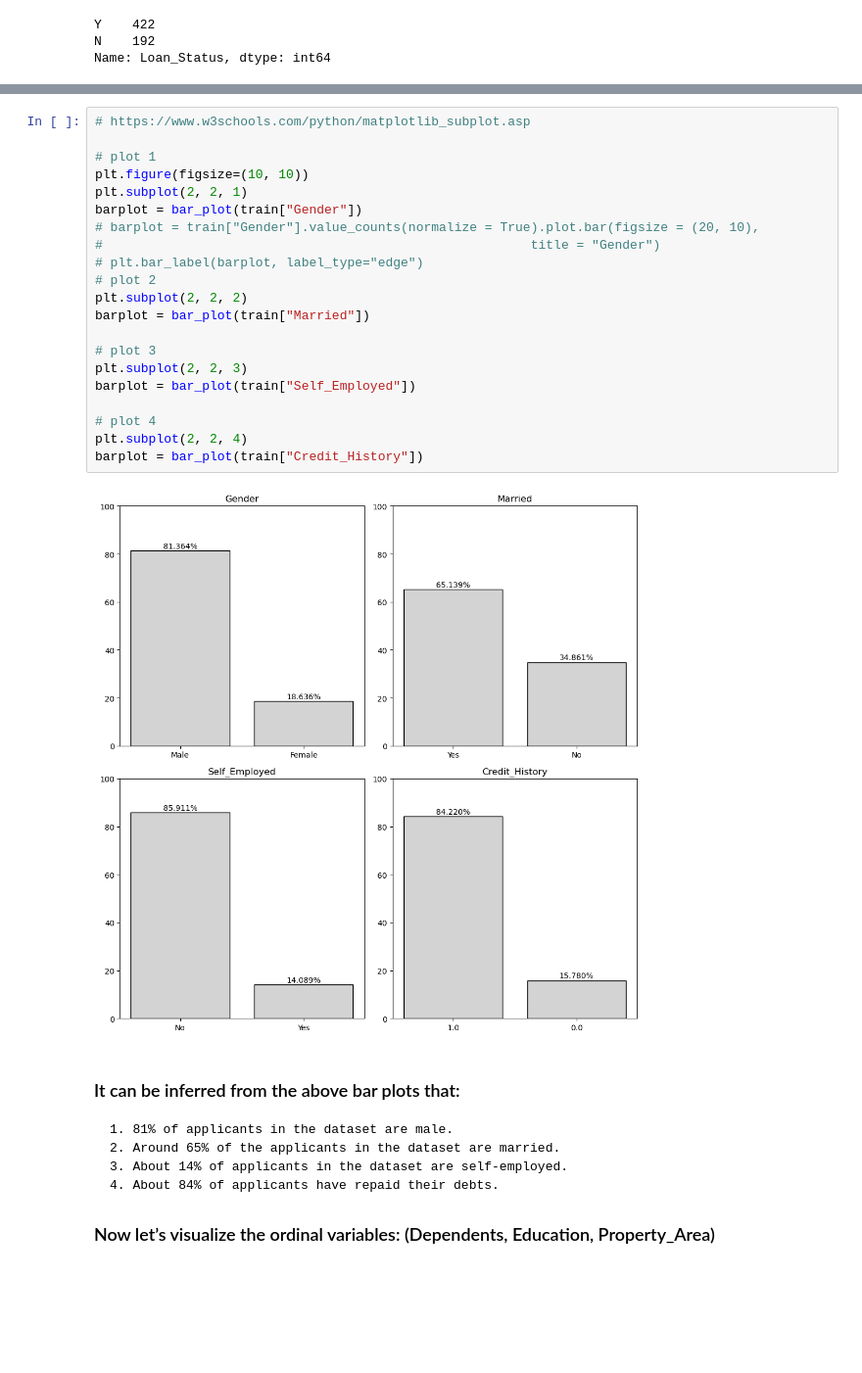
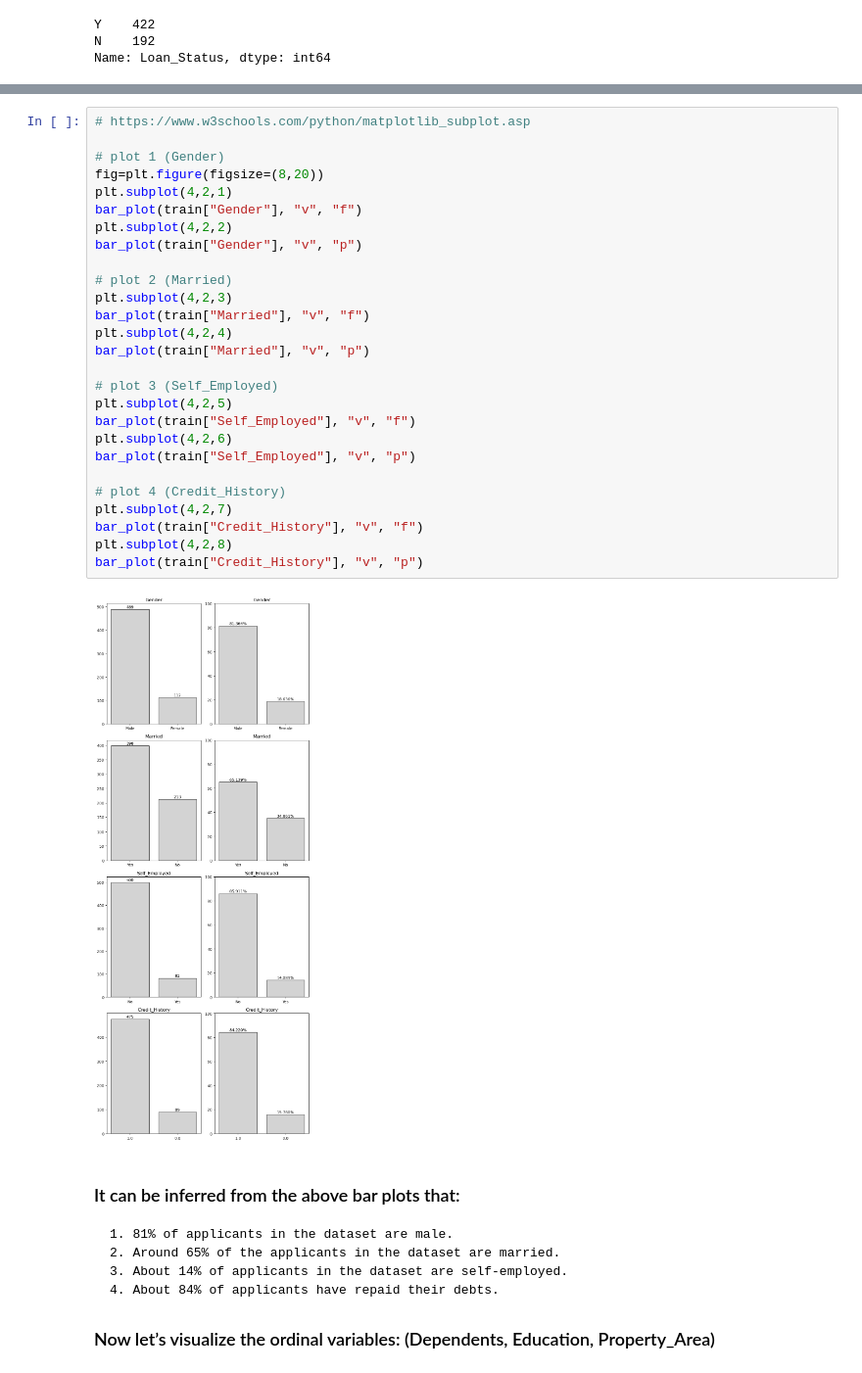
Before and after one commit to AlbertoGhub/MACHINE-LEARNING-AND-DATA-SCIENCE-PROJECTS, a Jupyter notebook: CLASSIFICATION/LOAN_PREDICTION/Loan_Prediction_Problem.ipynb, the cells around one changed output, grey strips where cells are left out. Shown at 98% size. Cells and saved outputs as stored; diff of their text form; blank space fills up the shorter version.

```diff
--- a/CLASSIFICATION/LOAN_PREDICTION/Loan_Prediction_Problem.ipynb
+++ b/CLASSIFICATION/LOAN_PREDICTION/Loan_Prediction_Problem.ipynb
@@ -193,26 +202,32 @@ def bar_plot_1(colomn):
 # %%
 # https://www.w3schools.com/python/matplotlib_subplot.asp
 
-# plot 1
-plt.figure(figsize=(10, 10))
-plt.subplot(2, 2, 1)
-barplot = bar_plot(train["Gender"])
-# barplot = train["Gender"].value_counts(normalize = True).plot.bar(figsize = (20, 10),
-#                                                        title = "Gender")
-# plt.bar_label(barplot, label_type="edge")
-# plot 2
-plt.subplot(2, 2, 2)
-barplot = bar_plot(train["Married"])
+# plot 1 (Gender)
+fig=plt.figure(figsize=(8,20))
+plt.subplot(4,2,1)
+bar_plot(train["Gender"], "v", "f")
+plt.subplot(4,2,2)
+bar_plot(train["Gender"], "v", "p")
 
-# plot 3
-plt.subplot(2, 2, 3)
-barplot = bar_plot(train["Self_Employed"])
+# plot 2 (Married)
+plt.subplot(4,2,3)
+bar_plot(train["Married"], "v", "f")
+plt.subplot(4,2,4)
+bar_plot(train["Married"], "v", "p")
 
-# plot 4
-plt.subplot(2, 2, 4)
-barplot = bar_plot(train["Credit_History"])
+# plot 3 (Self_Employed)
+plt.subplot(4,2,5)
+bar_plot(train["Self_Employed"], "v", "f")
+plt.subplot(4,2,6)
+bar_plot(train["Self_Employed"], "v", "p")
+
+# plot 4 (Credit_History)
+plt.subplot(4,2,7)
+bar_plot(train["Credit_History"], "v", "f")
+plt.subplot(4,2,8)
+bar_plot(train["Credit_History"], "v", "p")
 # %% [output]
-[figure, old version]
+[figure, new version]
 # %% [markdown]
 ### It can be inferred from the above bar plots that:
 
```
Also changed, not shown: parts of 14 cells of this notebook.
